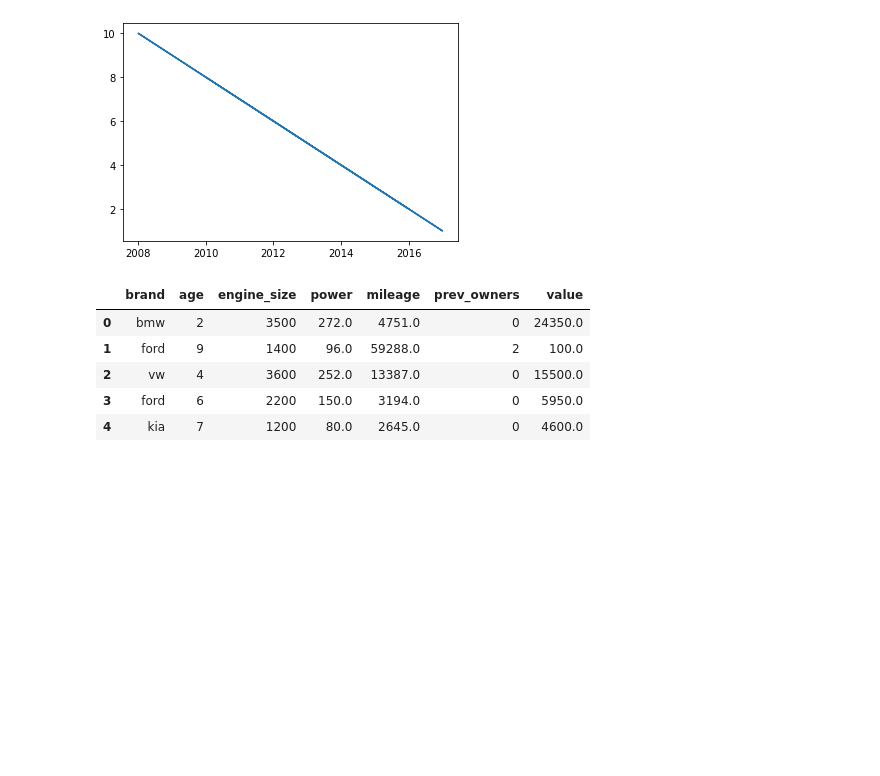
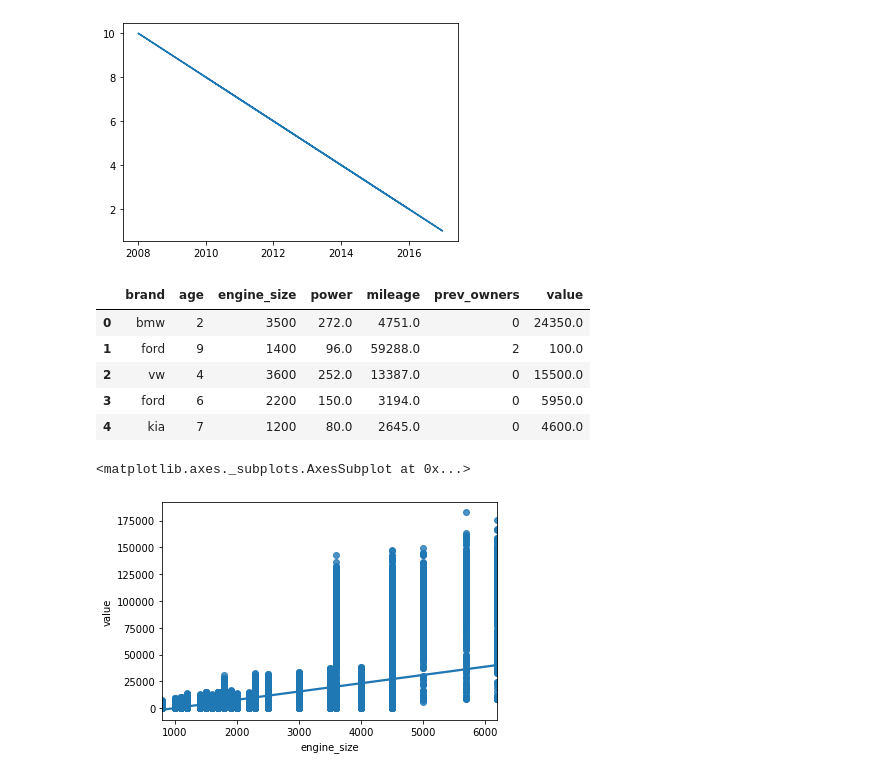
Before and after one commit to GauthamN3004/ML_Problems, a Jupyter notebook: Car_Price_Prediction/used_car_price_prediction.ipynb, the cells around one changed output. Drawn from its saved outputs; the diff is of its cells as text; code cells hidden in the pictures; blank space fills up the shorter version.

```diff
--- a/Car_Price_Prediction/used_car_price_prediction.ipynb
+++ b/Car_Price_Prediction/used_car_price_prediction.ipynb
@@ -111,3 +114,8 @@ df.head()
 | 2 | vw | 4 | 3600 | 252.0 | 13387.0 | 0 | 15500.0 |
 | 3 | ford | 6 | 2200 | 150.0 | 3194.0 | 0 | 5950.0 |
 | 4 | kia | 7 | 1200 | 80.0 | 2645.0 | 0 | 4600.0 |
+# %%
+sns.regplot("engine_size","value",data=df)
+# %% [output]
+<matplotlib.axes._subplots.AxesSubplot at 0x...>
+[figure, added]
```
Also changed, not shown: parts of 34 cells of this notebook, 1 other file.
